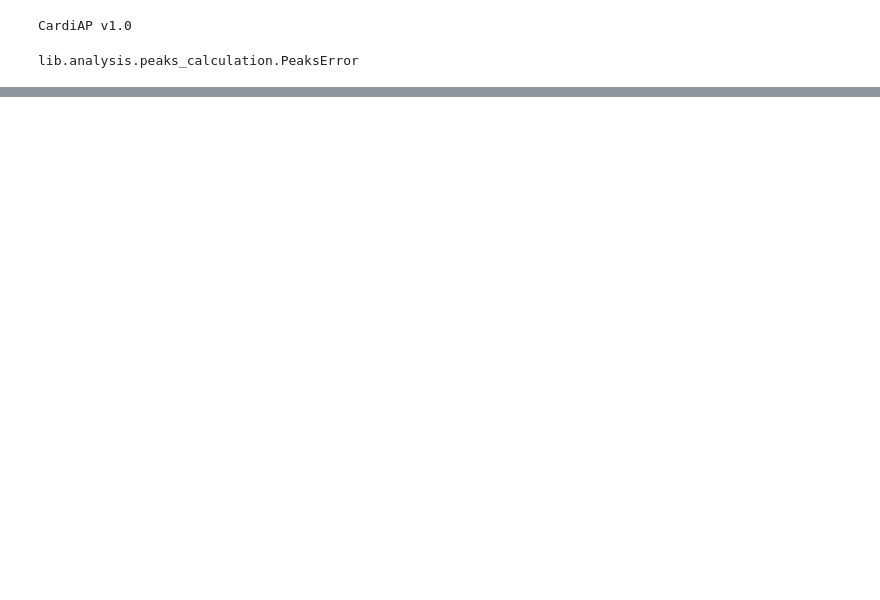
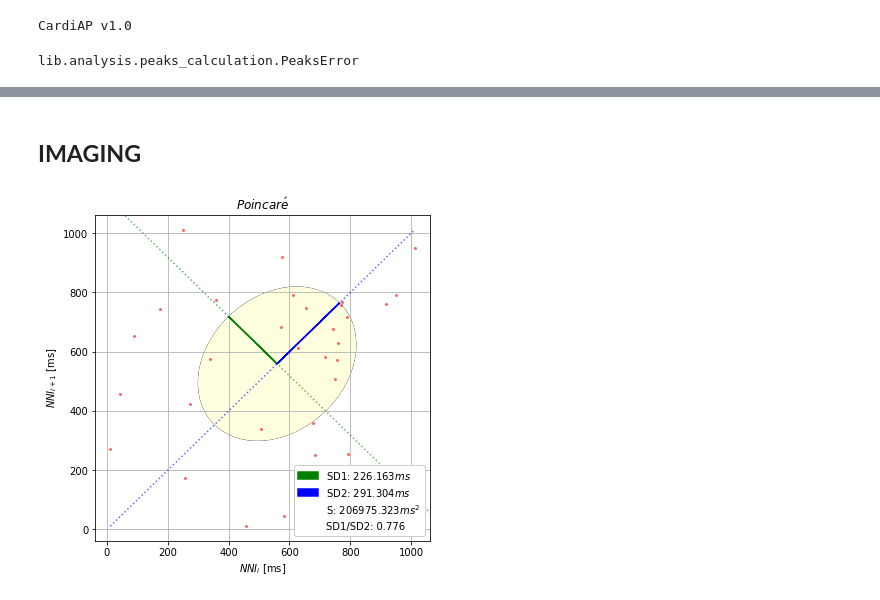
Before and after one commit to CardiAP/CardiAp, a Jupyter notebook: CardiAP.ipynb, the cells around one changed output, grey strips where cells are left out. Cells and saved outputs as stored; diff of their text form; code cells hidden in the pictures; blank space fills up the shorter version.

Commit message:
add DI functions and plotting

```diff
--- a/CardiAP.ipynb
+++ b/CardiAP.ipynb
@@ -522,0 +597,41 @@ VBox(children=(Button(button_style='danger', description='Clear', icon='trash',
+# %% [markdown]
+## **IMAGING**
+# %%
+from matplotlib.backends.backend_qt5agg import FigureCanvas
+
+def scaling_image(fig):
+    canvas = FigureCanvas(fig)
+    canvas.draw()       # draw the canvas, cache the renderer
+    image = np.frombuffer(canvas.tostring_rgb(), dtype='uint8')
+    width, height = fig.get_size_inches() * fig.get_dpi()
+    img = np.frombuffer(canvas.tostring_rgb(), dtype='uint8').reshape(int(height), int(width), 3)
+    return img
+# %%
+import numpy as np
+import matplotlib.pyplot as plt
+
+def display_multiple_img(images, rows = 4, cols=4):
+    fig = plt.figure(figsize=(18, 12))
+    plt.subplots_adjust(wspace= 0.01, hspace= 0.01)
+    for ind,title in enumerate(images):
+        sub = fig.add_subplot(rows,cols,ind+1) # two rows, two columns, fist cell
+        sub.imshow(images[ind])
+        sub.set_title('Transient'+str(ind+1))
+        sub.set_axis_off()
+    plt.tight_layout()
+    plt.show()
+# %%
+import pyhrv.nonlinear as nl
+
+def poincare_plot(local_AR_df):
+    imgs=[]
+    for i in range(len(local_AR_df.columns)):
+        # Estructuración de datos para Poincaré
+        local_ar_list = [local_AR_df[i].dropna().tolist()]
+        local_ar_list = [item for sublist in local_ar_list for item in sublist]
+        # Compute Poincaré using NNI series
+        fig = nl.poincare(local_ar_list)[0]
+        img = scaling_image(fig)
+        imgs.append(img)
+
+    return display_multiple_img(imgs)
@@ -522,0 +648,5 @@ VBox(children=(Button(button_style='danger', description='Clear', icon='trash',
+# %%
+local_AR_df = calculate_local_AR(file_slice)
+poincare_plot(local_AR_df)
+# %% [output]
+[figure, added]
```
Also changed, not shown: parts of 9 cells of this notebook, 1 other file.
